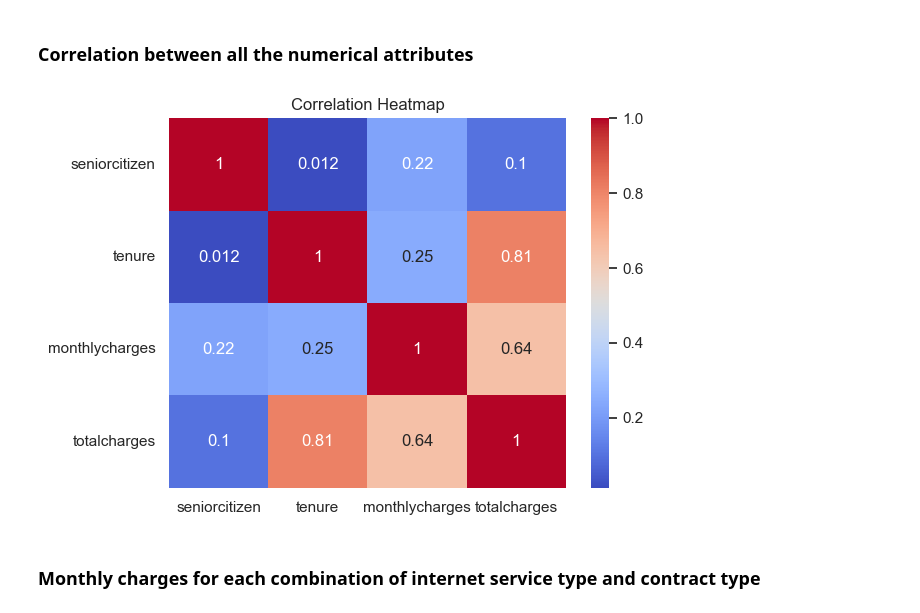
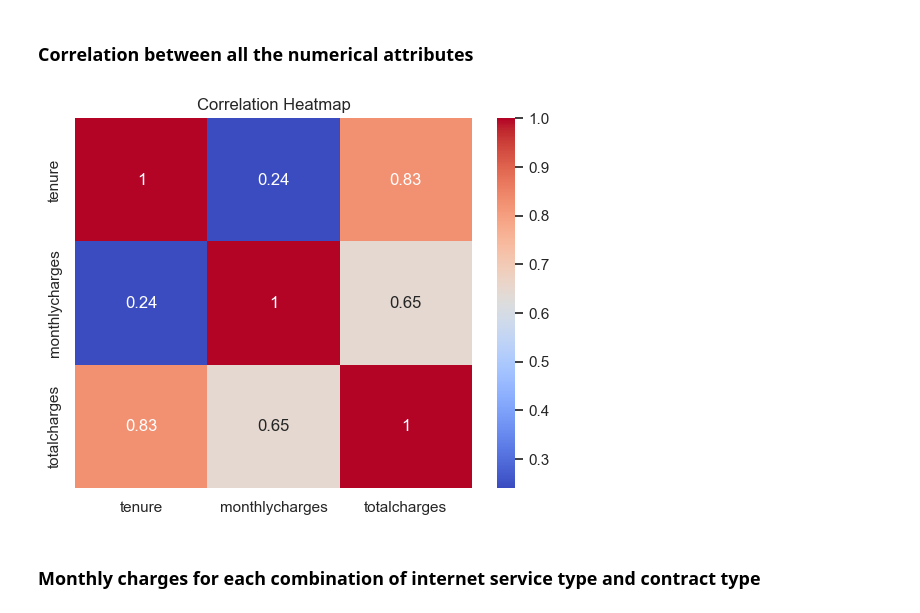
Before and after one commit to UnhookedMonk/Customer-Churn-Analysis, a Jupyter notebook: Final Notebook.ipynb, the cells around one changed output. Drawn from its saved outputs; the diff is of its cells as text; code cells hidden in the pictures.

```diff
--- a/Final Notebook.ipynb
+++ b/Final Notebook.ipynb
@@ -831,6 +876,6 @@ array(['True', 'False', 'Yes', 'No'], dtype=object)
 # %%
 # Change all entries under PaperlessBilling to 'Yes' or 'No'
-replacement_values = {'True': 'Yes', 'False':'No'}
+replacement_values = {True: 'Yes', False:'No'}
 
 train['PaperlessBilling'] = train['PaperlessBilling'].replace(replacement_values)
 # %%
@@ -951,7 +1000,3 @@ Name: TotalCharges, Length: 7086, dtype: object
 train['TotalCharges'].dtype
 # %% [output]
 dtype('O')
-# %%
-# Replace empty cells with '0'
-train['TotalCharges'] = train['TotalCharges'].str.replace('', '0')
-train['TotalCharges'] = train['TotalCharges'].str.replace('0 0', '0')
@@ -958,3 +1011,5 @@ train['TotalCharges'] = train['TotalCharges'].str.replace('0 0', '0')
+# %%
+train['TotalCharges'] = train['TotalCharges'].replace(" ", 0)
 # %%
 train['TotalCharges'] = train['TotalCharges'].astype(float)
 # %%
@@ -971,6 +1026,6 @@ array(['False', 'True', 'No', 'Yes'], dtype=object)
 # %%
 # Change all entries under churn to 'Yes' or 'No'
-replacement_values = {'False': 'No', 'True': 'Yes'}
+replacement_values = {False: 'No', True: 'Yes'}
 
 train['Churn'] = train['Churn'].replace(replacement_values)
 # %%
@@ -1501,14 +1569,14 @@ plt.show()
 ### Correlation between all the numerical attributes
 # %%
 # Heatmap to visualize the correlation between all the numerical attributes in the dataset.
-numeric_cols = ['seniorcitizen', 'tenure', 'monthlycharges', 'totalcharges']
+numeric_cols = ['tenure', 'monthlycharges', 'totalcharges']
 corr_matrix = train[numeric_cols].corr()
 
 sns.heatmap(corr_matrix, annot=True, cmap='coolwarm')
 plt.title('Correlation Heatmap')
 plt.show()
 # %% [output]
-[figure, old version]
+[figure, new version]
 # %% [markdown]
 ### Monthly charges for each combination of internet service type and contract type
 # %%
```
Also changed, not shown: parts of 237 cells of this notebook.
